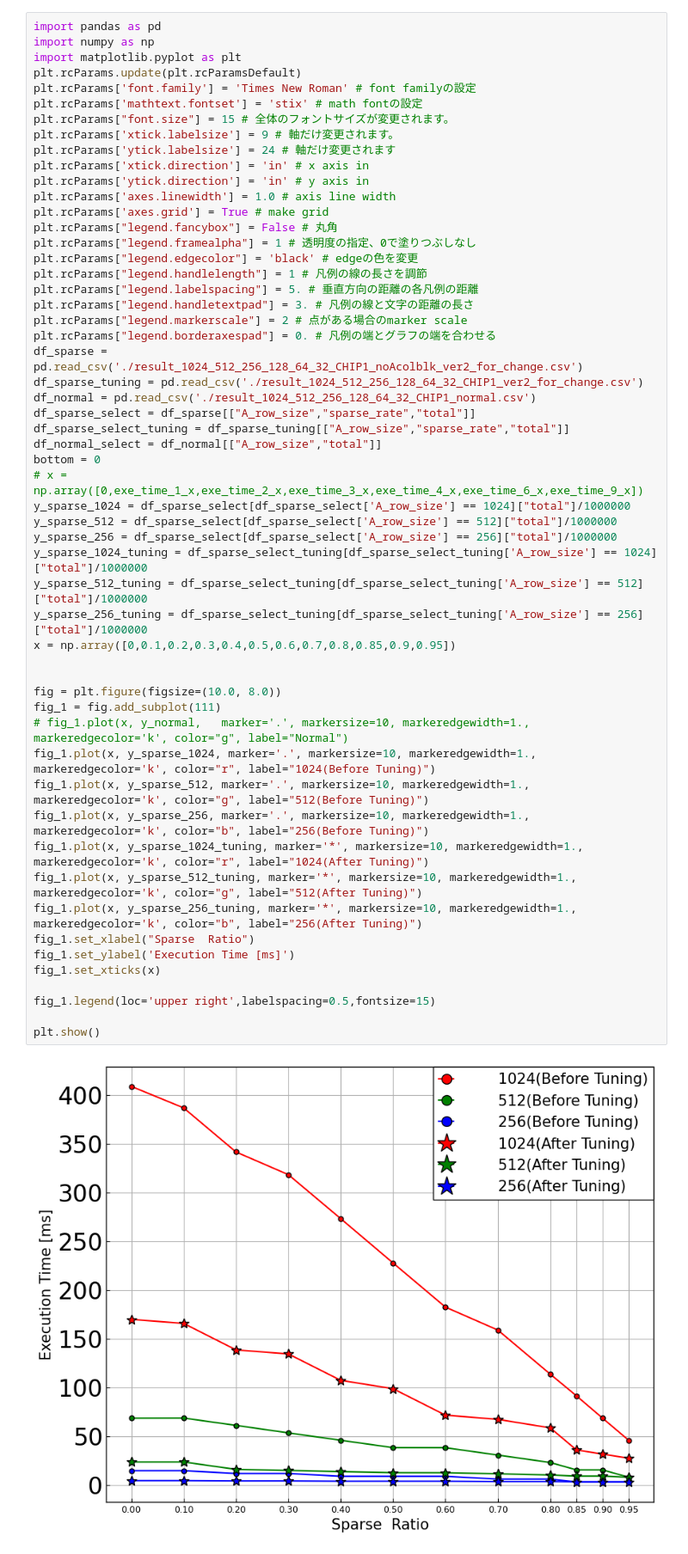
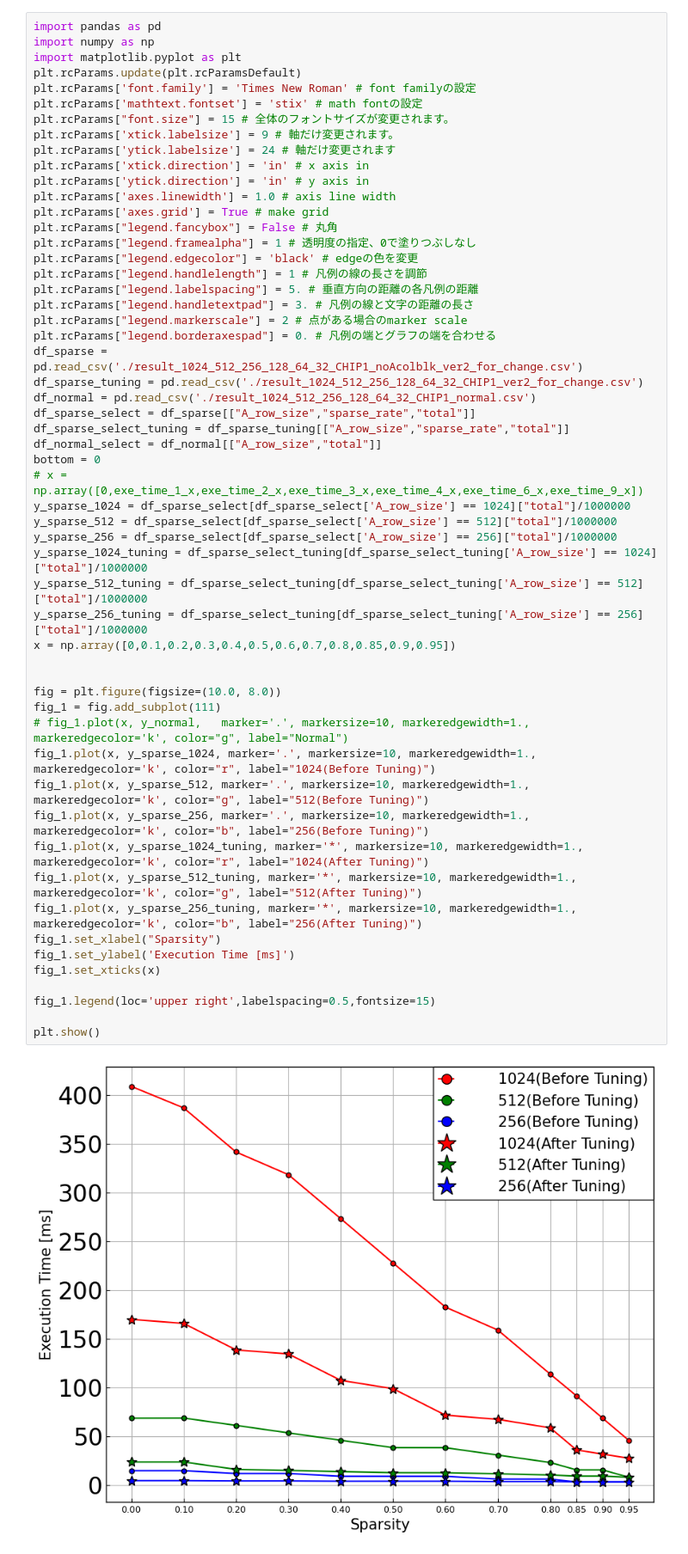
Before and after one commit to taku2365/IMAX_sparse.cent, a Jupyter notebook: src/emax6_sparselib/result_vis.ipynb, the cells around one changed output. Shown at 86% size. Cells and saved outputs as stored; diff of their text form.

```diff
--- a/src/emax6_sparselib/result_vis.ipynb
+++ b/src/emax6_sparselib/result_vis.ipynb
@@ -261,35 +265,35 @@ df_normal = pd.read_csv('./result_1024_512_256_128_64_32_CHIP1_normal.csv')
 df_sparse_select = df_sparse[["A_row_size","sparse_rate","total"]]
 df_sparse_select_tuning = df_sparse_tuning[["A_row_size","sparse_rate","total"]]
 df_normal_select = df_normal[["A_row_size","total"]]
 bottom = 0
 # x = np.array([0,exe_time_1_x,exe_time_2_x,exe_time_3_x,exe_time_4_x,exe_time_6_x,exe_time_9_x])
 y_sparse_1024 = df_sparse_select[df_sparse_select['A_row_size'] == 1024]["total"]/1000000
 y_sparse_512 = df_sparse_select[df_sparse_select['A_row_size'] == 512]["total"]/1000000
 y_sparse_256 = df_sparse_select[df_sparse_select['A_row_size'] == 256]["total"]/1000000
 y_sparse_1024_tuning = df_sparse_select_tuning[df_sparse_select_tuning['A_row_size'] == 1024]["total"]/1000000
 y_sparse_512_tuning = df_sparse_select_tuning[df_sparse_select_tuning['A_row_size'] == 512]["total"]/1000000
 y_sparse_256_tuning = df_sparse_select_tuning[df_sparse_select_tuning['A_row_size'] == 256]["total"]/1000000
 x = np.array([0,0.1,0.2,0.3,0.4,0.5,0.6,0.7,0.8,0.85,0.9,0.95])
 
 
 fig = plt.figure(figsize=(10.0, 8.0))
 fig_1 = fig.add_subplot(111)
 # fig_1.plot(x, y_normal,   marker='.', markersize=10, markeredgewidth=1., markeredgecolor='k', color="g", label="Normal")
 fig_1.plot(x, y_sparse_1024, marker='.', markersize=10, markeredgewidth=1., markeredgecolor='k', color="r", label="1024(Before Tuning)")
 fig_1.plot(x, y_sparse_512, marker='.', markersize=10, markeredgewidth=1., markeredgecolor='k', color="g", label="512(Before Tuning)")
 fig_1.plot(x, y_sparse_256, marker='.', markersize=10, markeredgewidth=1., markeredgecolor='k', color="b", label="256(Before Tuning)")
 fig_1.plot(x, y_sparse_1024_tuning, marker='*', markersize=10, markeredgewidth=1., markeredgecolor='k', color="r", label="1024(After Tuning)")
 fig_1.plot(x, y_sparse_512_tuning, marker='*', markersize=10, markeredgewidth=1., markeredgecolor='k', color="g", label="512(After Tuning)")
 fig_1.plot(x, y_sparse_256_tuning, marker='*', markersize=10, markeredgewidth=1., markeredgecolor='k', color="b", label="256(After Tuning)")
-fig_1.set_xlabel("Sparse  Ratio")
+fig_1.set_xlabel("Sparsity")
 fig_1.set_ylabel('Execution Time [ms]')
 fig_1.set_xticks(x)
 
 fig_1.legend(loc='upper right',labelspacing=0.5,fontsize=15)
 
 plt.show()
 # %% [output]
-[figure, old version]
+[figure, new version]
 # %%
 import pandas as pd
 import numpy as np
```
Also changed, not shown: parts of 7 cells of this notebook, 41 other files.
